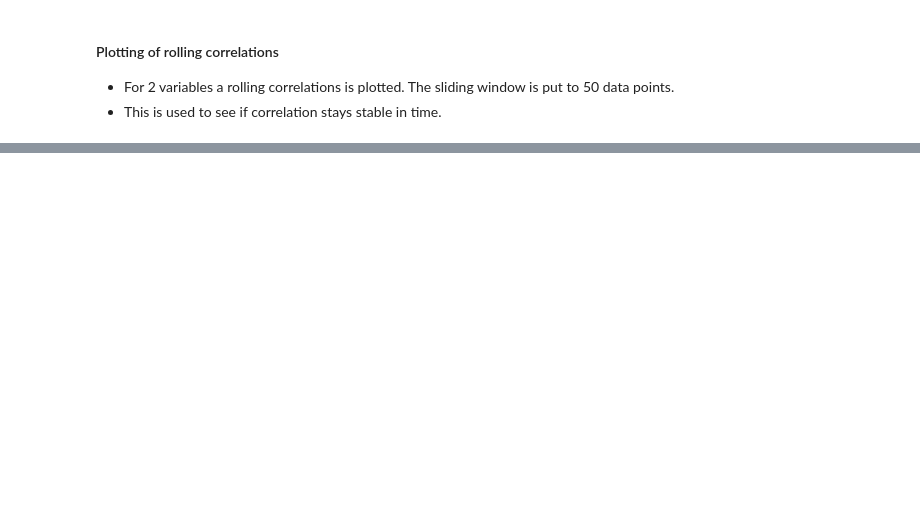
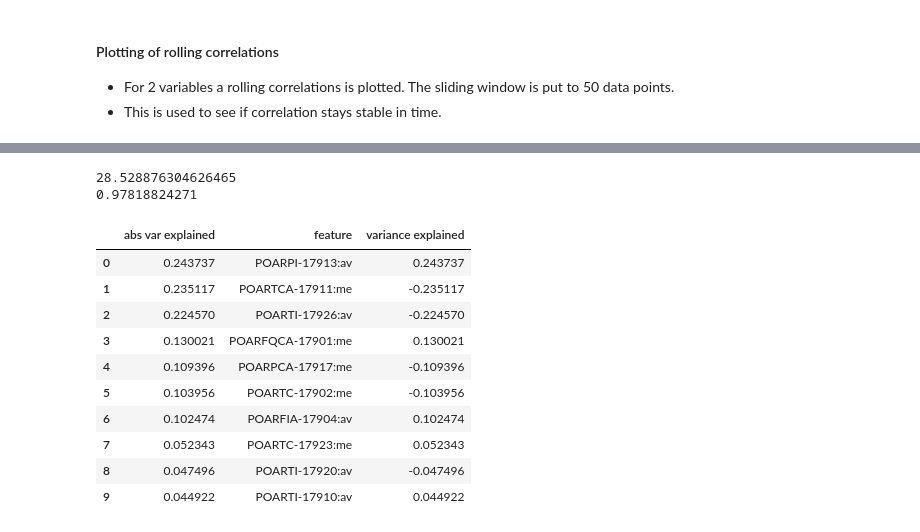
Before and after one commit to clijda/IP21analysis, a Jupyter notebook: DataExplorationIP21.ipynb, the cells around one changed output, grey strips where cells are left out. Cells and saved outputs as stored; diff of their text form; code cells hidden in the pictures; blank space fills up the shorter version.

```diff
--- a/DataExplorationIP21.ipynb
+++ b/DataExplorationIP21.ipynb
@@ -164,0 +229,43 @@ plt.show()
+# %%
+st=time.time()
+from sklearn.linear_model import LassoCV
+LCV = LassoCV(eps=0.001, n_alphas=100, alphas=None, fit_intercept=True, normalize=False,
+              precompute='auto', max_iter=1000, tol=0.0001, copy_X=True, cv=None, verbose=False,
+              n_jobs=-1, positive=False, random_state=None, selection='cyclic')
+LCV.fit(X_train, y_train)
+print(time.time()-st)
+print(LCV.score(X_test,y_test))
+importances = LCV.coef_
+indices = np.argsort(importances)[::-1]
+names = X_train.columns[indices]
+abs_importances = abs(LCV.coef_)
+abs_indices=np.argsort(abs_importances)[::-1]
+abs_names=X_train.columns[abs_indices]
+# Print the feature ranking
+l = []
+for f in range(X_train.shape[1]):
+    d = {}
+    d["feature"] = abs_names[f]
+    d["abs var explained"] = abs_importances[abs_indices[f]]
+    d["variance explained"] = importances[abs_indices[f]]
+    #print("%d. feature %s (%f)" % (f + 1, names[f], importances[indices[f]]))
+    #if f >= 19:
+    #   break
+    l.append(d)
+
+df_importance = pd.DataFrame(l)
+df_importance.head(10)
+# %% [output]
+28.528876304626465
+0.97818824271
+|  | abs var explained | feature | variance explained |
+| 0 | 0.243737 | POARPI-17913:av | 0.243737 |
+| 1 | 0.235117 | POARTCA-17911:me | -0.235117 |
+| 2 | 0.224570 | POARTI-17926:av | -0.224570 |
+| 3 | 0.130021 | POARFQCA-17901:me | 0.130021 |
+| 4 | 0.109396 | POARPCA-17917:me | -0.109396 |
+| 5 | 0.103956 | POARTC-17902:me | -0.103956 |
+| 6 | 0.102474 | POARFIA-17904:av | 0.102474 |
+| 7 | 0.052343 | POARTC-17923:me | 0.052343 |
+| 8 | 0.047496 | POARTI-17920:av | -0.047496 |
+| 9 | 0.044922 | POARTI-17910:av | 0.044922 |
```
Also changed, not shown: parts of 15 cells of this notebook, 1 other file.
